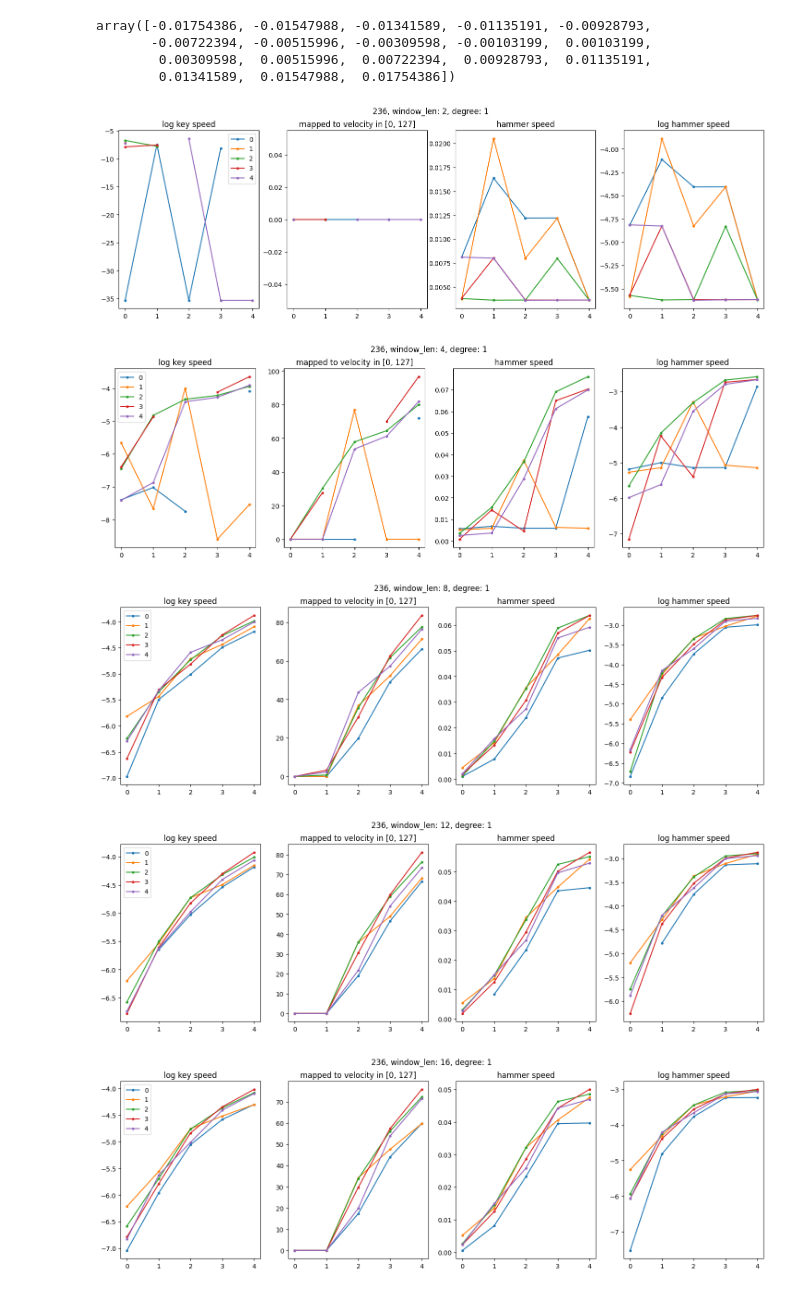
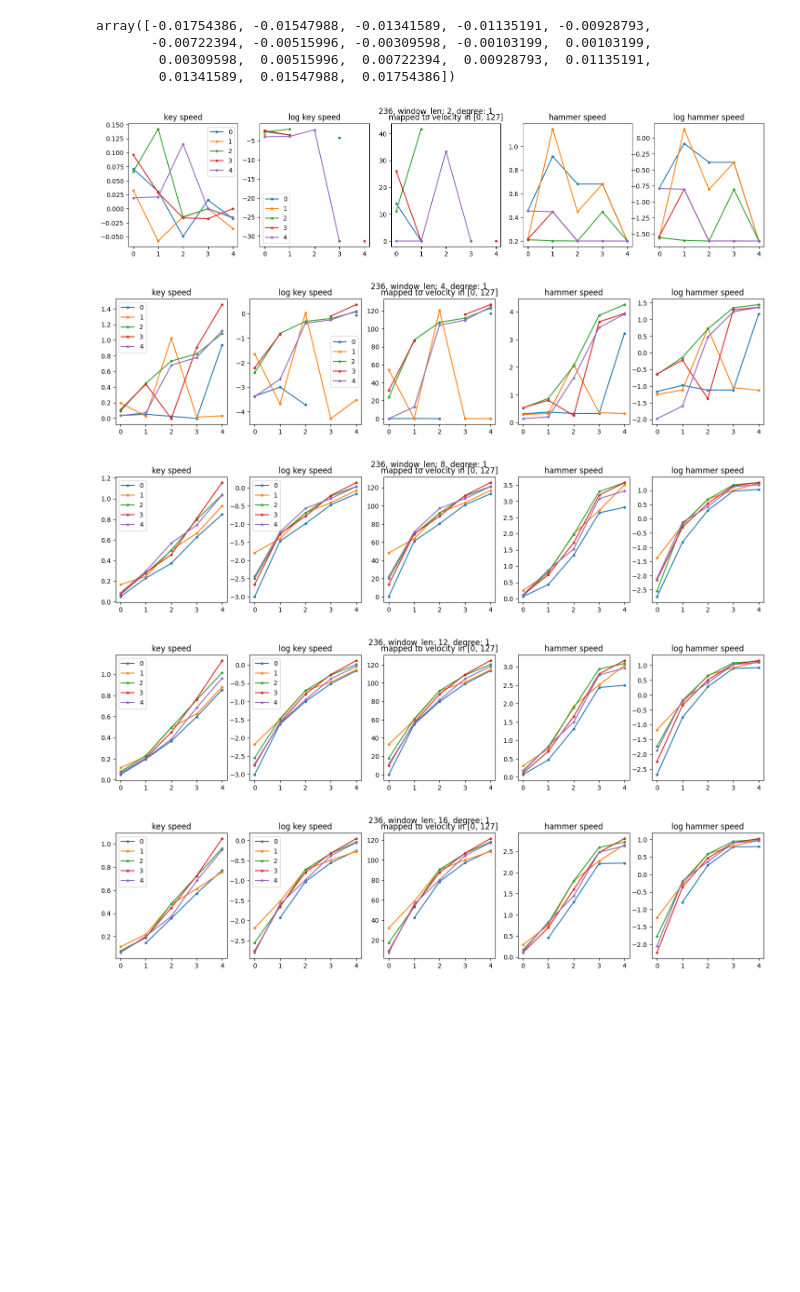
Before and after one commit to aleathwick/midi_hammer, a Jupyter notebook: python/filtering.ipynb, the cells around one changed output. Drawn from its saved outputs; the diff is of its cells as text; code cells hidden in the pictures; blank space fills up the shorter version.

Commit message:
plot key speed / velocity curves in m/s, and tweak params
Set hammer travel to 7mm from 70, so m/s values are accurate.
Then adjust max/min (for velocity 0/127) key/hammer speed values.

```diff
--- a/python/filtering.ipynb
+++ b/python/filtering.ipynb
@@ -521,7 +536,9 @@ for degree in (1,):
                 note_ons.append({
                     'note_count': noteCount,
                     'mean_key_strike_speed': mean_key_strike_speed,
+                    'mean_key_strike_speed_m_s': per_us2per_s(adc_bits2m(mean_key_strike_speed)),
                     'hammer_speed': note_on_hammer_speed,
+                    'hammer_speed_m_s': per_us2per_s(adc_bits2m(note_on_hammer_speed)),
                     'calc_velocity': note_on_vel,
                     'strike_start': strike_start,
                     'strike_end': strike_end,
@@ -540,45 +557,52 @@ for degree in (1,):
                 # plt.plot(key_speed_vals, color=colors[n])
                 # plt.plot(hammer_speed_vals, color=colors[n], ls='--')
                 # create horizontal line at note on threshold
             strikes = pd.DataFrame(note_ons)
             strike_dfs.append(strikes)
             sim_dfs.append(pd.DataFrame(sim_lines))
 
             # plt.show()
 
-        fig, axs = plt.subplots(1,4)
+        fig, axs = plt.subplots(1,5)
         # make figure a bit wider
-        fig.set_size_inches(18, 5)
+        fig.set_size_inches(18, 3.5)
         fig.suptitle(f'{noteCount}, window_len: {window_len}, degree: {degree}')
         print()
         for i, strikes in enumerate(strike_dfs):
-            axs[0].plot(np.log(strikes.mean_key_strike_speed), label=i, marker='.')
+            axs[0].plot(strikes.mean_key_strike_speed_m_s, label=i, marker='.')
             axs[0].legend()
         # set axs title
-        axs[0].set_title(f'log key speed')
+        axs[0].set_title(f'key speed')
         # plt.show()
 
         for i, strikes in enumerate(strike_dfs):
-            axs[1].plot(speed2velocity(strikes.mean_key_strike_speed), label=i, marker='.')
+            axs[1].plot(np.log(strikes.mean_key_strike_speed_m_s), label=i, marker='.')
+            axs[1].legend()
+        # set axs title
+        axs[1].set_title(f'log key speed')
+        # plt.show()
+
+        for i, strikes in enumerate(strike_dfs):
+            axs[2].plot(speed2velocity(strikes.mean_key_strike_speed), label=i, marker='.')
             # plt.legend()
-        axs[1].set_title('mapped to velocity in [0, 127]')
+        axs[2].set_title('mapped to velocity in [0, 127]')
         # plt.show()
 
         # original velocities looked like this
         for i, strikes in enumerate(strike_dfs):
-            axs[2].plot(strikes.hammer_speed, label=i, marker='.')
+            axs[3].plot(strikes.hammer_speed_m_s, label=i, marker='.')
         # plt.legend()
-        axs[2].set_title('hammer speed')
+        axs[3].set_title('hammer speed')
 
         # original velocities looked like this
         for i, strikes in enumerate(strike_dfs):
-            axs[3].plot(np.log(strikes.hammer_speed), label=i, marker='.')
+            axs[4].plot(np.log(strikes.hammer_speed_m_s), label=i, marker='.')
         # plt.legend()
-        axs[3].set_title('log hammer speed')
+        axs[4].set_title('log hammer speed')
         plt.show()
 # %% [output]
-[figure, old version]
+[figure, new version]
-[figure, old version]
+[figure, new version]
-[figure, old version]
+[figure, new version]
-[figure, old version]
+[figure, new version]
-[figure, old version]
+[figure, new version]
```
Also changed, not shown: parts of 3 cells of this notebook.
